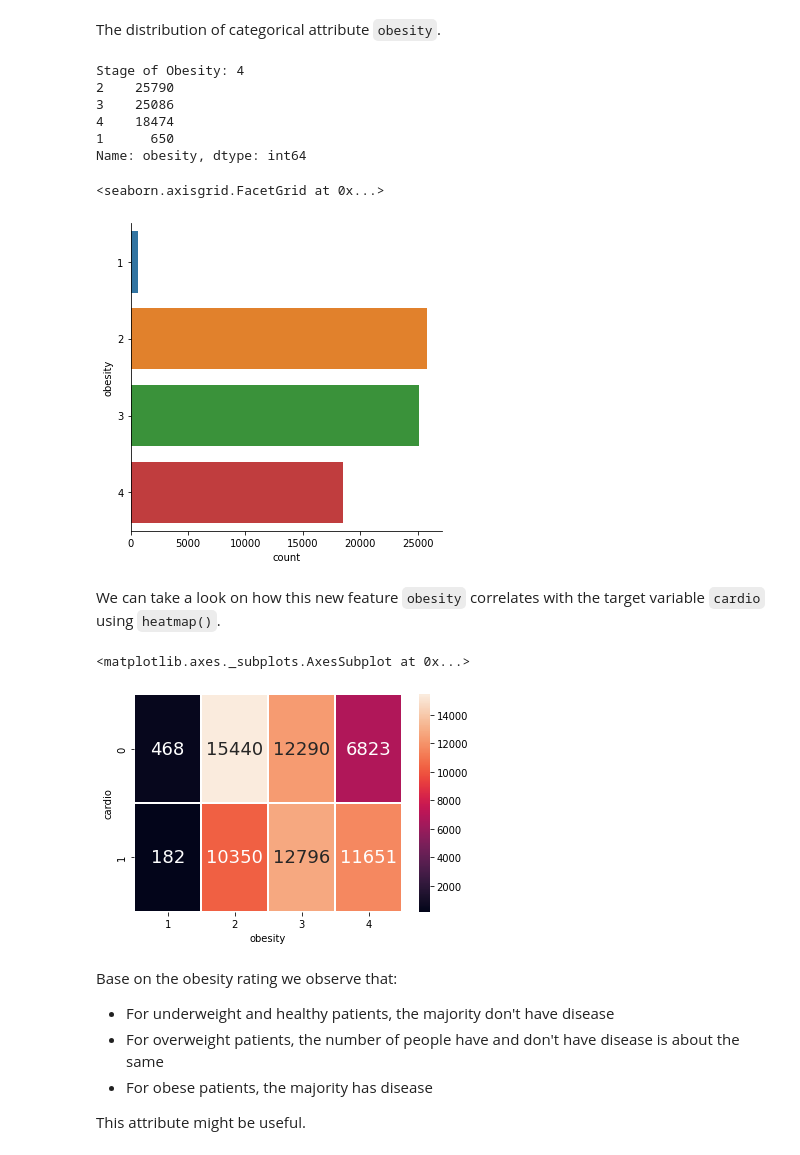
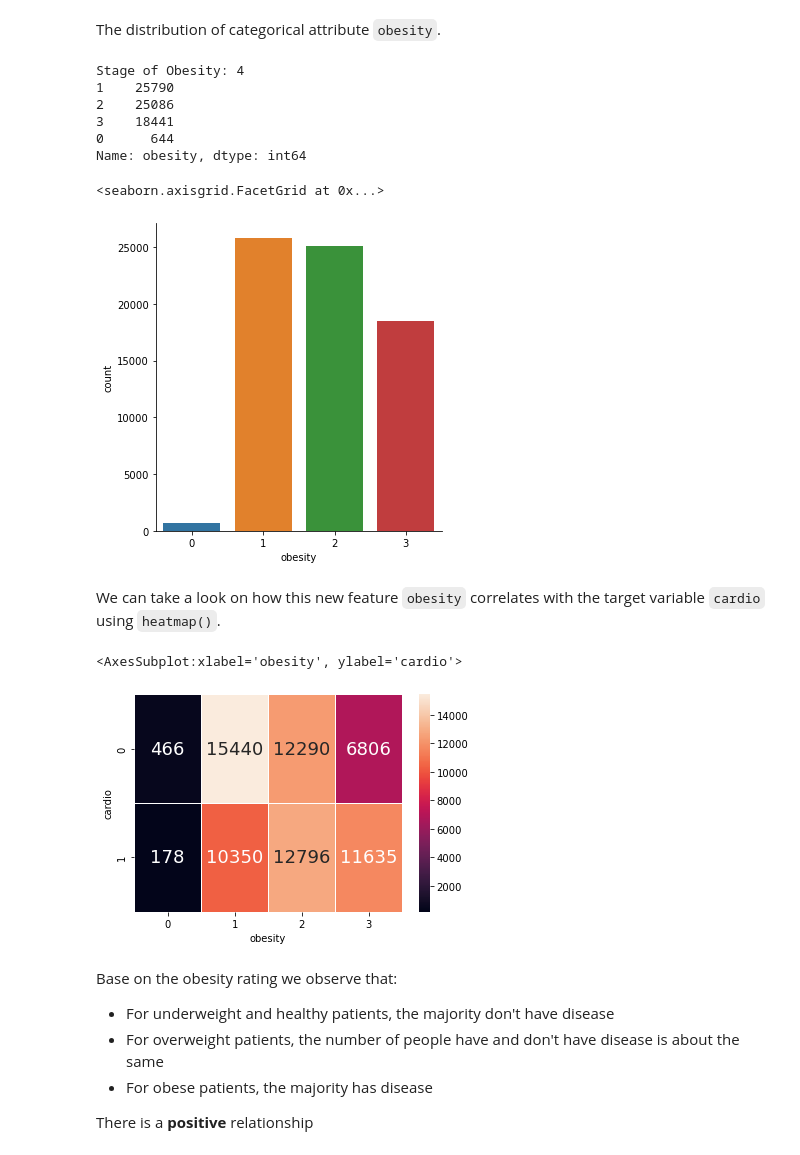
Before and after one commit to Than-Duc-Huy/Cardio-Vascular-Disease, a Jupyter notebook: 1_Explore.ipynb, the cells around one changed output. Saved outputs shown, nothing was run; the diff lists cells and outputs as text; code cells hidden in the pictures.

```diff
--- a/1_Explore.ipynb
+++ b/1_Explore.ipynb
@@ -505,0 +436,9 @@ sb.violinplot(data=cardio_exp, x='bmi', orient='h', ax=axes[2]) # violin plot
+# %%
+# Extract feature bmi from the dataset
+bmi = cardio_exp['bmi']
+
+cardio_exp = cardio_exp.drop(cardio_exp.loc[(bmi < 10) | (bmi > 80)].index)
+bmi = cardio_exp['bmi']
+
+fig = plt.figure(figsize = (20,10))
+sb.boxplot(data=cardio_exp, x='bmi', orient='h')    # box plot
@@ -515,12 +457,9 @@ From BMI, we can construct categories of obesity, which is more commonly use. Th
 # %%
-# Extract feature bmi from the dataset
-bmi = cardio_exp['bmi']
-
 # Rank BMI
-cardio_exp['obesity'] = 1                                 # initiate every training examples to underweight
-cardio_exp.loc[(bmi >= 18.5) & (bmi < 25), 'obesity'] = 2 # healthy weight
-cardio_exp.loc[(bmi >= 25) & (bmi < 30), 'obesity'] = 3   # overweight
-cardio_exp.loc[bmi >= 30, 'obesity'] = 4                  # obese
+cardio_exp['obesity'] = 0                                 # initiate every training examples to underweight
+cardio_exp.loc[(bmi >= 18.5) & (bmi < 25), 'obesity'] = 1 # healthy weight
+cardio_exp.loc[(bmi >= 25) & (bmi < 30), 'obesity'] = 2   # overweight
+cardio_exp.loc[bmi >= 30, 'obesity'] = 3                  # obese
 
 # Change data type to 'category'
 cardio_exp['obesity'] = cardio_exp['obesity'].astype('category')
@@ -568,19 +468,19 @@ The distribution of categorical attribute `obesity`.
 # %%
 # Print the number of unique categories in bmi
 print("Stage of Obesity:", len(cardio_exp['obesity'].unique()))
 
 # Plot the count of each category in bmi
 print(cardio_exp['obesity'].value_counts())             # count the number of each category
-sb.catplot(y='obesity', data=cardio_exp, kind='count')  # categorical plot
+sb.catplot(x='obesity', data=cardio_exp, kind='count')  # categorical plot
 # %% [output]
 Stage of Obesity: 4
-2    25790
-3    25086
-4    18474
-1      650
+1    25790
+2    25086
+3    18441
+0      644
 Name: obesity, dtype: int64
 <seaborn.axisgrid.FacetGrid at 0x...>
-[figure, old version]
+[figure, new version]
 # %% [markdown]
 We can take a look on how this new feature `obesity` correlates with the target variable `cardio` using `heatmap()`.
 # %%
@@ -588,8 +488,8 @@ We can take a look on how this new feature `obesity` correlates with the target
 sb.heatmap(cardio_exp.groupby(['cardio', 'obesity']).size().unstack(),
            linewidths=1, annot=True, annot_kws={'size': 18}, fmt='.0f')
 # %% [output]
-<matplotlib.axes._subplots.AxesSubplot at 0x...>
+<AxesSubplot:xlabel='obesity', ylabel='cardio'>
-[figure, old version]
+[figure, new version]
 # %% [markdown]
 Base on the obesity rating we observe that:
 
@@ -599,7 +499,7 @@ Base on the obesity rating we observe that:
 *   For obese patients, the majority has disease
 
 
-This attribute might be useful.
+There is a **positive** relationship
 # %%
 # Plot the BMI graph for visualization
 fig = plt.figure(figsize = (20,10))
```
Also changed, not shown: parts of 95 cells of this notebook, 5 other files.
